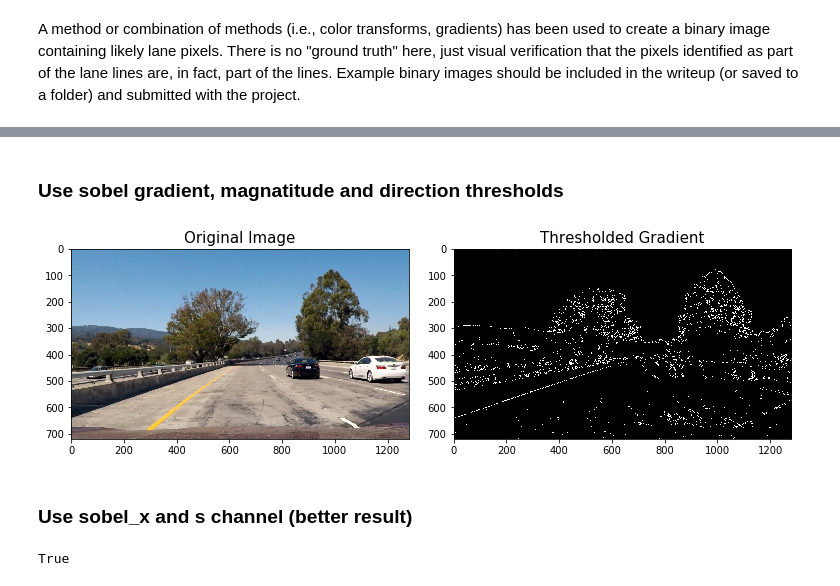
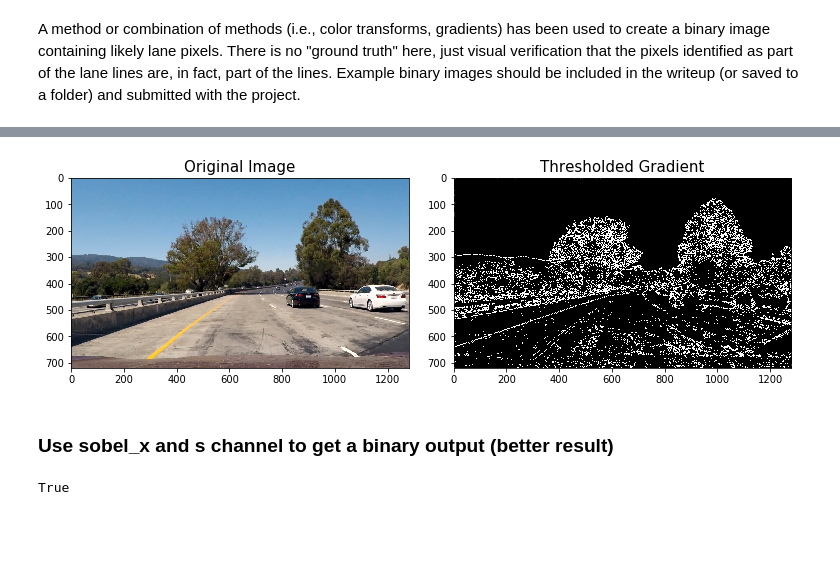
Before and after one commit to mgdreamingstar/CarND-Advanced-Lane-Lines, a Jupyter notebook: Advance-Lane-Lines.ipynb, the cells around one changed output, grey strips where cells are left out. Drawn from its saved outputs; the diff is of its cells as text; code cells hidden in the pictures; blank space fills up the shorter version.

```diff
--- a/Advance-Lane-Lines.ipynb
+++ b/Advance-Lane-Lines.ipynb
@@ -168,7 +174,7 @@ def mag_thresh(image, sobel_kernel=3, mag_thresh=(0, 255)):
     # Calculate gradient magnitude
     # Apply threshold
 
-    gray = cv2.cvtColor(image, cv2.COLOR_RGB2GRAY)
+    gray = cv2.cvtColor(image, cv2.COLOR_BGR2GRAY)
     sobelx = cv2.Sobel(gray, cv2.CV_64F, 1, 0, ksize = sobel_kernel)
     sobely = cv2.Sobel(gray, cv2.CV_64F, 0, 1, ksize = sobel_kernel)
     mag_sobelxy = np.sqrt(np.power(sobelx,2)+np.power(sobely,2))
@@ -189,7 +195,7 @@ def dir_threshold(image, sobel_kernel=3, thresh=(0, np.pi/2)):
     # 4) Use np.arctan2(abs_sobely, abs_sobelx) to calculate the direction of the gradient
     # 5) Create a binary mask where direction thresholds are met
     # 6) Return this mask as your binary_output image
-    gray = cv2.cvtColor(image,cv2.COLOR_RGB2GRAY)
+    gray = cv2.cvtColor(image,cv2.COLOR_BGR2GRAY)
     sobelx = cv2.Sobel(gray, cv2.CV_64F, 1, 0, ksize=sobel_kernel)
     sobely = cv2.Sobel(gray, cv2.CV_64F, 0, 1, ksize=sobel_kernel)
     abs_sobelx = np.absolute(sobelx)
@@ -215,34 +210,32 @@ glob.glob('test_images\*.jpg')
-# %% [markdown]
-### Use sobel gradient, magnatitude and direction thresholds
 # %%
 %matplotlib inline
 thresh_image = pipeline_thresh_combine
 
 # Choose a Sobel kernel size
 ksize = 3 # Choose a larger odd number to smooth gradient measurements
 
 # Apply each of the thresholding functions
-gradx = abs_sobel_thresh(thresh_image, orient='x', sobel_kernel=ksize, thresh=(20, 120))
-grady = abs_sobel_thresh(thresh_image, orient='y', sobel_kernel=ksize, thresh=(20, 120))
-mag_binary = mag_thresh(thresh_image, sobel_kernel=ksize, mag_thresh=(30, 100))
+gradx = abs_sobel_thresh(thresh_image, orient='x', sobel_kernel=ksize, thresh=(5, 100))
+grady = abs_sobel_thresh(thresh_image, orient='y', sobel_kernel=ksize, thresh=(10, 120))
+mag_binary = mag_thresh(thresh_image, sobel_kernel=ksize, mag_thresh=(20, 100))
 dir_binary = dir_threshold(thresh_image, sobel_kernel=ksize, thresh=(0.7, 1.3))
 
 combined = np.zeros_like(dir_binary)
 combined[((gradx == 1) & (grady == 1)) | ((mag_binary == 1) & (dir_binary == 1))] = 1
 combined = np.uint8(255 * combined)
 cv2.imwrite(os.path.abspath(r'.\output_images\combined.jpg'), combined)
 
 f, (ax1, ax2) = plt.subplots(1, 2, figsize=(10, 4))
 f.tight_layout()
 ax1.imshow(cv2.cvtColor(thresh_image,cv2.COLOR_BGR2RGB))
 ax1.set_title('Original Image', fontsize=15)
 ax2.imshow(combined, cmap='gray')
 ax2.set_title('Thresholded Gradient', fontsize=15)
 plt.subplots_adjust(left=0., right=1, top=0.9, bottom=0.)
 # %% [output]
-[figure, old version]
+[figure, new version]
 # %% [markdown]
-### Use sobel_x and s channel (better result)
+### Use sobel_x and s channel to get a binary output (better result)
 # %%
 # Convert to HLS color space and separate the S channel
 # Note: img is the undistorted image
```
Also changed, not shown: parts of 3 cells of this notebook, 9 other files.
